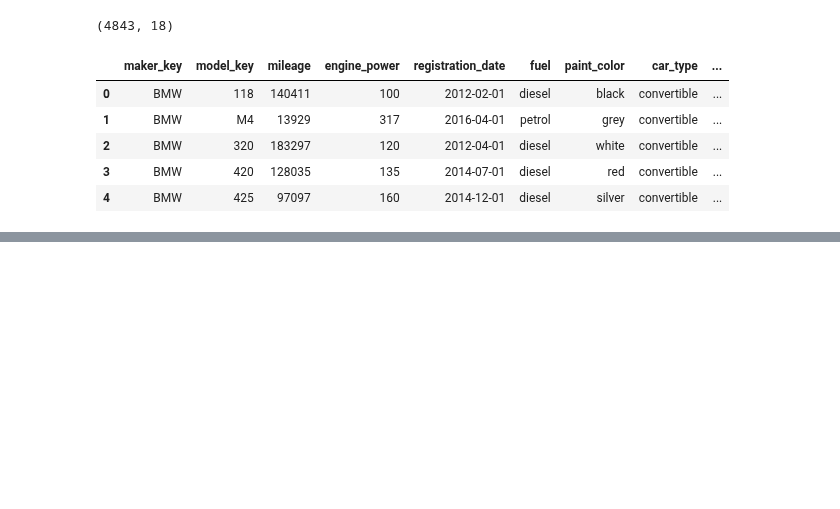
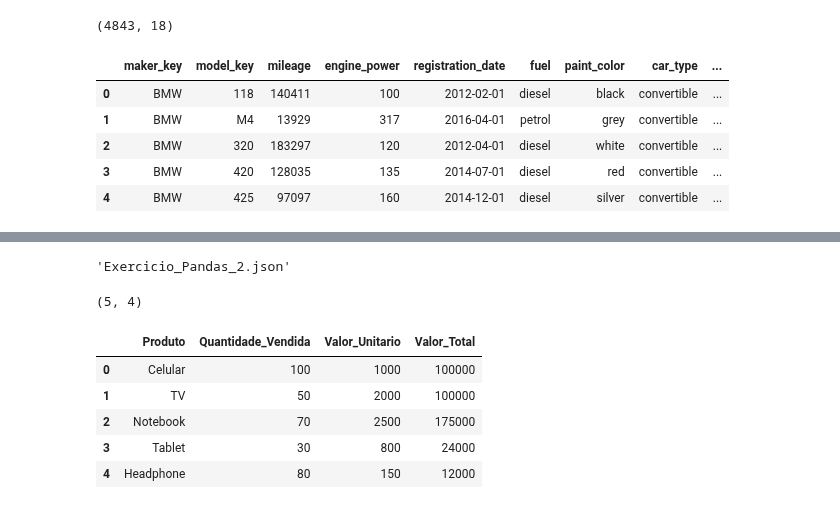
Before and after one commit to pveinberg/Curso_DataScience_Minsait, a Jupyter notebook: Notebooks/scripts/pandas_01.ipynb, the cells around one changed output, grey strips where cells are left out. Cells and saved outputs as stored; diff of their text form; code cells hidden in the pictures; blank space fills up the shorter version.

```diff
--- a/Notebooks/scripts/pandas_01.ipynb
+++ b/Notebooks/scripts/pandas_01.ipynb
@@ -219,0 +202,12 @@ data.head()
+# %%
+produtos_02 = pd.read_json(f'{base}/{arquivos[13]}')
+display(arquivos[13], produtos_02.shape, produtos_02.head())
+# %% [output]
+'Exercicio_Pandas_2.json'
+(5, 4)
+|  | Produto | Quantidade_Vendida | Valor_Unitario | Valor_Total |
+| 0 | Celular | 100 | 1000 | 100000 |
+| 1 | TV | 50 | 2000 | 100000 |
+| 2 | Notebook | 70 | 2500 | 175000 |
+| 3 | Tablet | 30 | 800 | 24000 |
+| 4 | Headphone | 80 | 150 | 12000 |
```
Also changed, not shown: parts of 16 cells of this notebook.
